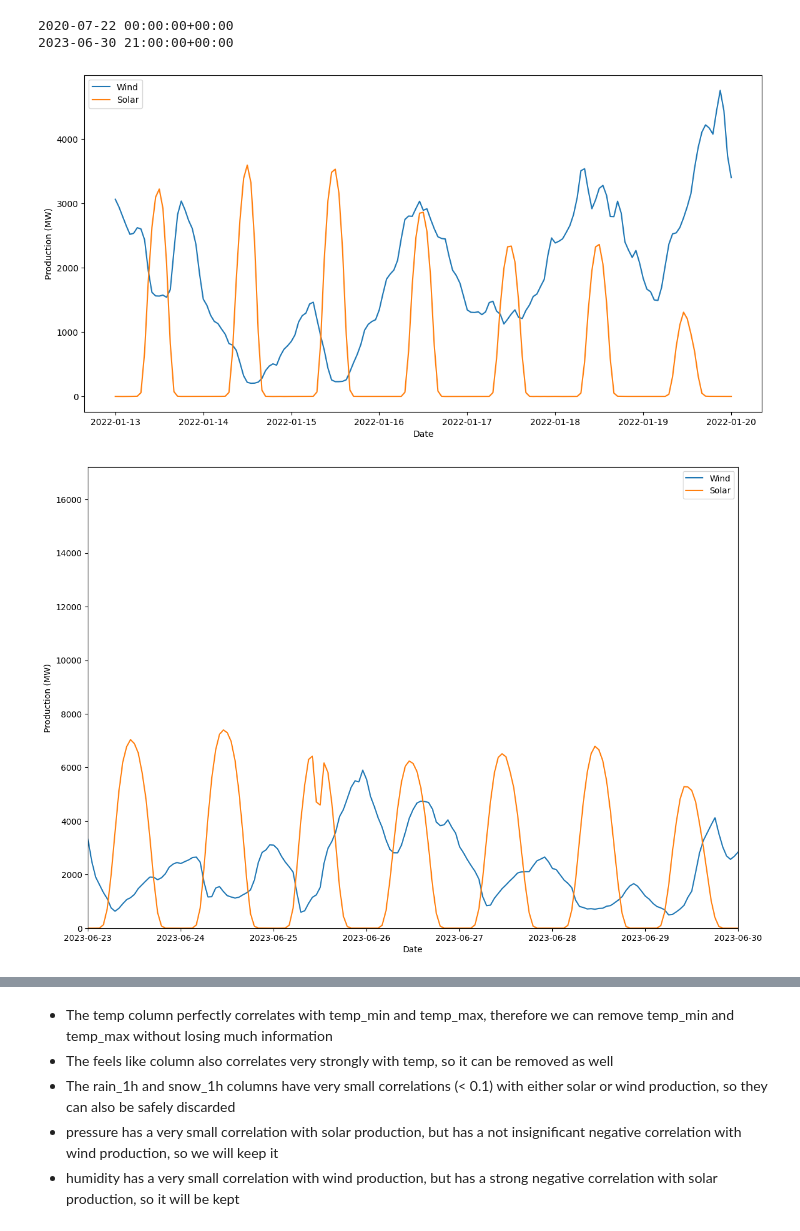
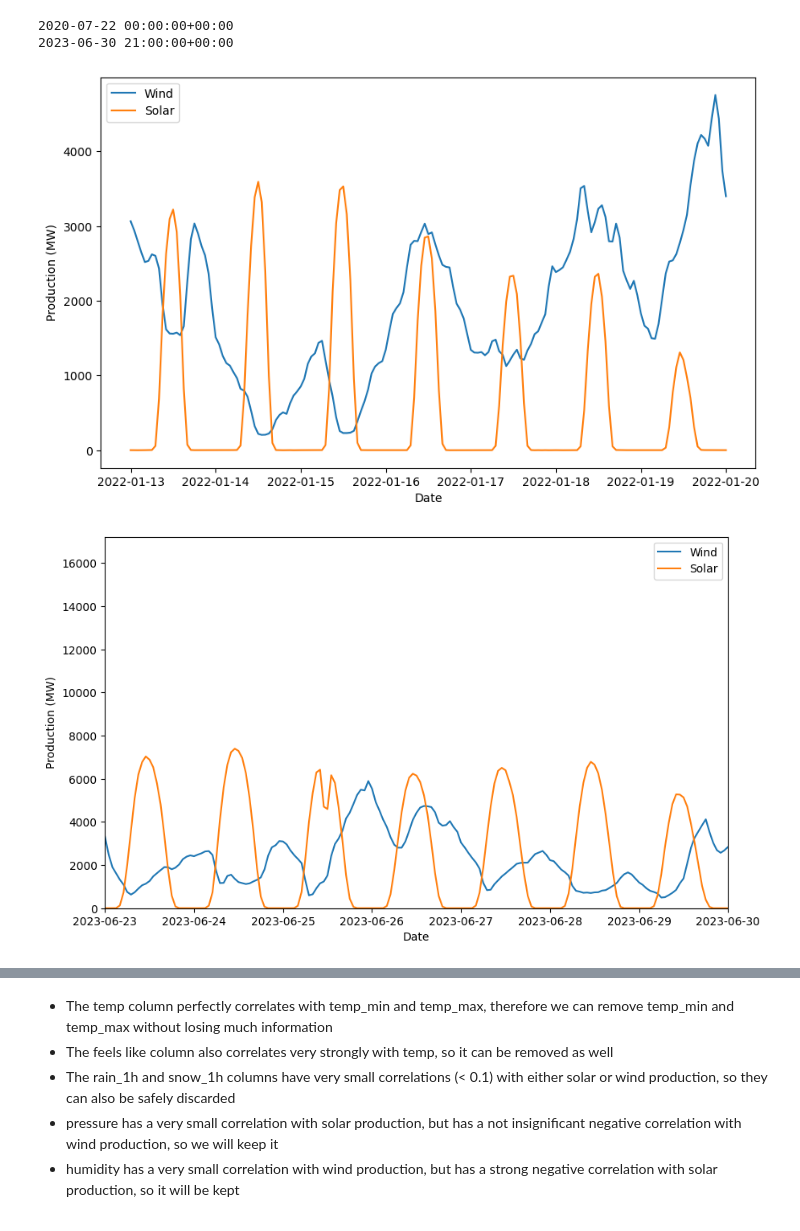
Before and after one commit to ibrahimmkhalid/data-228-project, a Jupyter notebook: exploring.sync.ipynb, the cells around one changed output, grey strips where cells are left out. Cells and saved outputs as stored; diff of their text form; code cells hidden in the pictures.

```diff
--- a/exploring.sync.ipynb
+++ b/exploring.sync.ipynb
@@ -330,23 +330,23 @@ print(df["dt_iso"].max())
 2023-06-30 21:00:00+00:00
 # %%
 number_of_days = 7
-start_date = df["dt_iso"].iloc[random.randint(0, len(df))].strftime("%Y-%m-%d")
+start_date = "2022-01-13"
 end_date = datetime.datetime.strptime(start_date, "%Y-%m-%d") + datetime.timedelta(days=number_of_days)
 end_date = end_date.strftime("%Y-%m-%d")
 df_plot = df[df["dt_iso"] >= start_date]
 df_plot = df_plot[df_plot["dt_iso"] <= end_date]
-plt.figure(figsize=(14, 7))
+plt.figure(figsize=(10, 6))
 plt.plot(df_plot["dt_iso"], df_plot["production_wind"], label="Wind")
 plt.plot(df_plot["dt_iso"], df_plot["production_solar"], label="Solar")
 plt.xlabel("Date")
 plt.ylabel("Production (MW)")
 plt.legend()
 plt.savefig("energy_production_2.png")
 plt.show()
 # %% [output]
-[figure, old version]
+[figure, new version]
 # %%
-fig, ax = plt.subplots(figsize=(14, 10))
+fig, ax = plt.subplots(figsize=(10, 6))
 line1, = ax.plot([], [], label="Wind")
 line2, = ax.plot([], [], label="Solar")
 ax.legend()
@@ -369,5 +369,5 @@ ani = animation.FuncAnimation(fig,
                               blit=True)
 ani.save("energy_production.mp4")
 # %% [output]
-[figure, old version]
+[figure, new version]
 # %%
```
Also changed, not shown: parts of 2 cells of this notebook, 3 other files.
